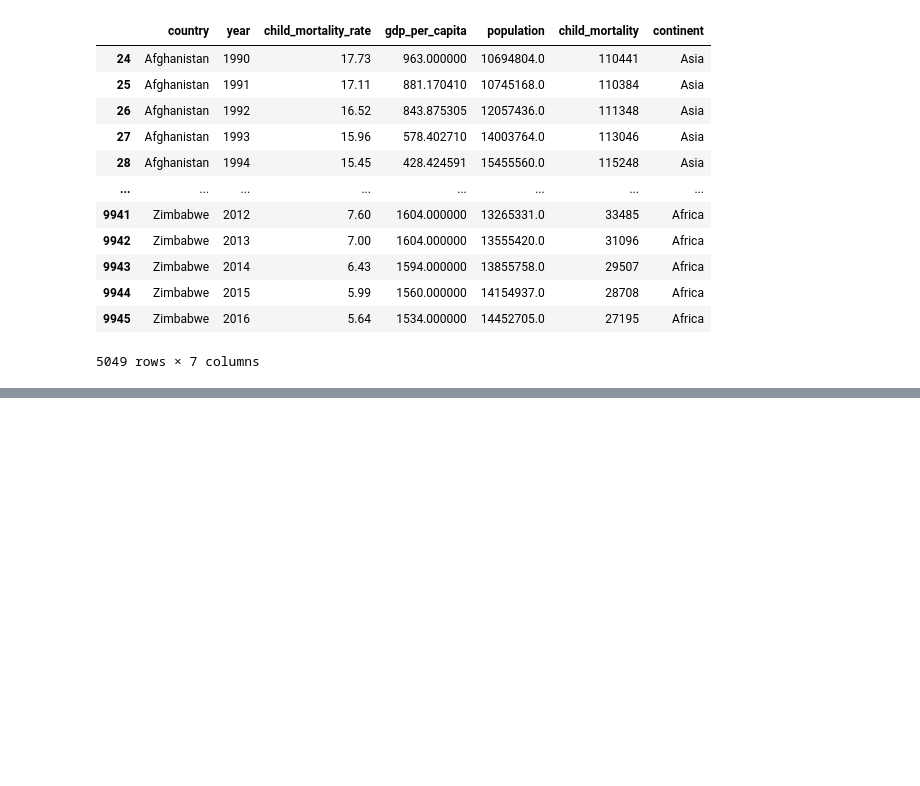
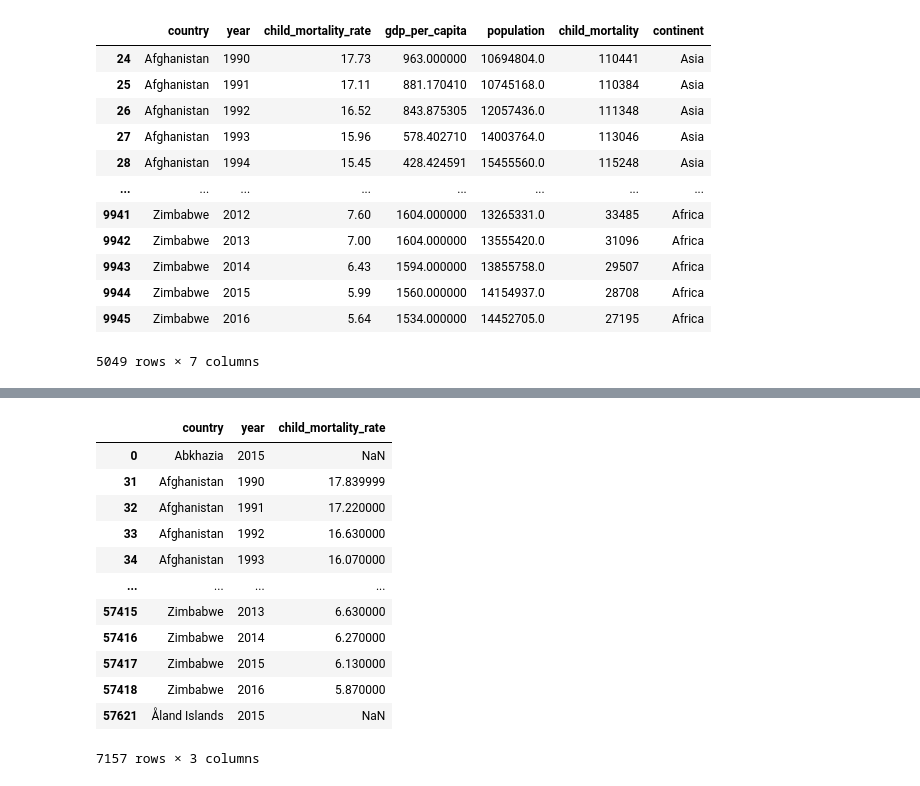
Before and after one commit to ongdisheng/FIT3179, a Jupyter notebook: project2/data/preprocess.ipynb, the cells around one changed output, grey strips where cells are left out. Drawn from its saved outputs; the diff is of its cells as text; code cells hidden in the pictures; blank space fills up the shorter version.

```diff
--- a/project2/data/preprocess.ipynb
+++ b/project2/data/preprocess.ipynb
@@ -196,0 +223,17 @@ final.to_csv('bump_chart.csv')
+# %%
+country.columns = ['country', 'year', 'child_mortality_rate']
+country
+# %% [output]
+|  | country | year | child_mortality_rate |
+| 0 | Abkhazia | 2015 | NaN |
+| 31 | Afghanistan | 1990 | 17.839999 |
+| 32 | Afghanistan | 1991 | 17.220000 |
+| 33 | Afghanistan | 1992 | 16.630000 |
+| 34 | Afghanistan | 1993 | 16.070000 |
+| ... | ... | ... | ... |
+| 57415 | Zimbabwe | 2013 | 6.630000 |
+| 57416 | Zimbabwe | 2014 | 6.270000 |
+| 57417 | Zimbabwe | 2015 | 6.130000 |
+| 57418 | Zimbabwe | 2016 | 5.870000 |
+| 57621 | Åland Islands | 2015 | NaN |
+7157 rows × 3 columns
```
Also changed, not shown: parts of 26 cells of this notebook, 3 other files.
